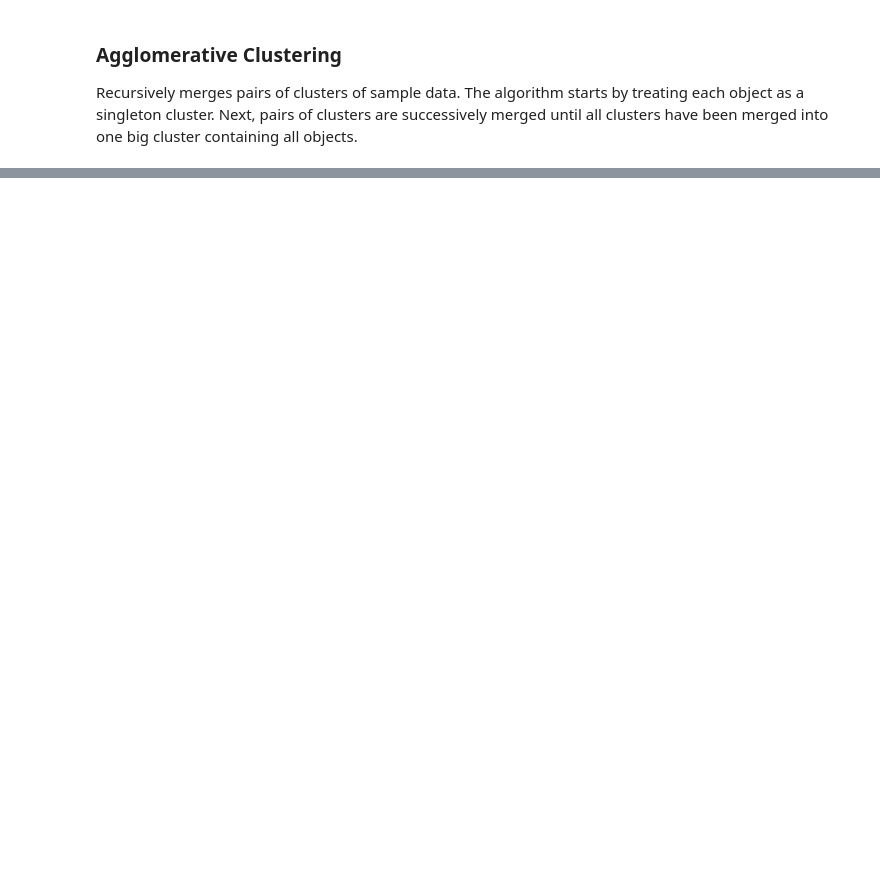
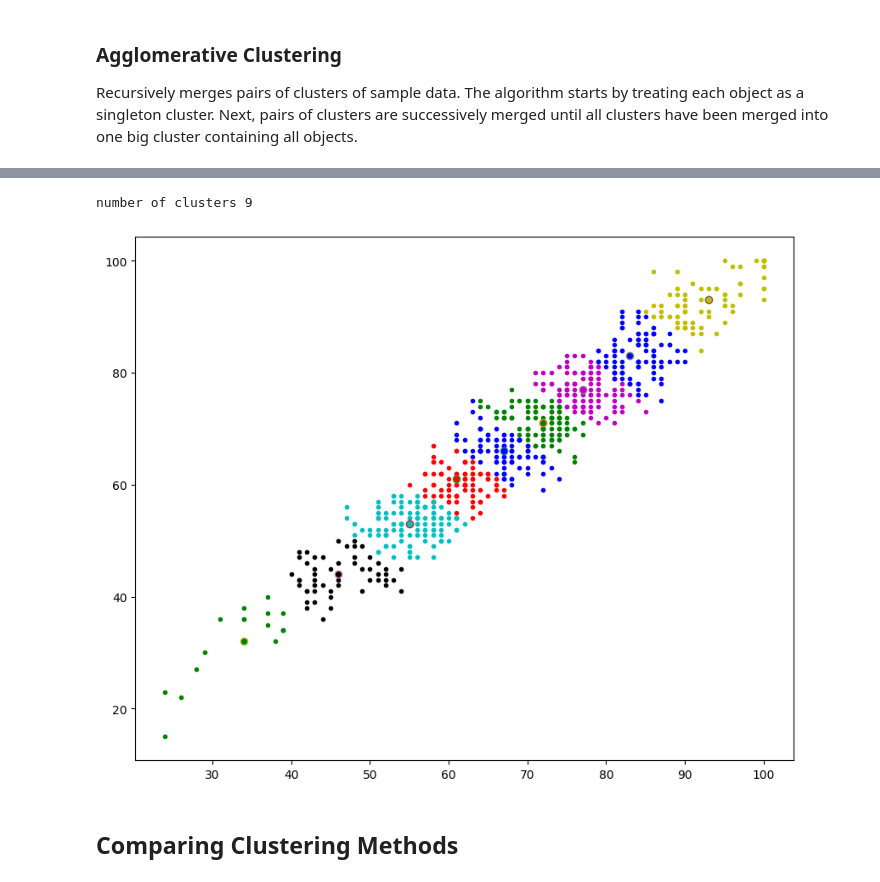
Before and after one commit to lascha212/F21DL, a Jupyter notebook: labs.ipynb, the cells around one changed output, grey strips where cells are left out. Drawn from its saved outputs; the diff is of its cells as text; code cells hidden in the pictures; blank space fills up the shorter version.

```diff
--- a/labs.ipynb
+++ b/labs.ipynb
@@ -756,0 +828,32 @@ plot_dendrogram(ac, truncate_mode='level', p=3)
+# %%
+from sklearn.cluster import AffinityPropagation
+# Adjusting the preference value will adjust the number of clusters produced (-7760 gives 5 clusters while -1000 gives 10 clusters) - not anymore?
+ap = AffinityPropagation(damping=0.9, preference= -1000, random_state=0)
+ap.fit(X_train_reading_writing)
+
+
+cluster_indices = ap.cluster_centers_indices_
+no_clusters_ap = len(ap.cluster_centers_indices_)
+
+def plotAP(plt=plt):
+    colours = cycle("bgrcmykbgrcmykbgrcmykbgrcmyk")
+
+    for k, col in zip(range(no_clusters_ap), colours):
+        class_members = ap.labels_ == k
+
+        cluster_center = X_train_reading_writing[cluster_indices[k]]
+        xy = X_train_reading_writing[class_members]
+        plt.plot(xy[:, 0], xy[:, 1], col + ".")
+        plt.plot(cluster_center[0], cluster_center[1], "o", markerfacecolor=col, markersize=6)
+
+        # Draws lines between cluster centers and each surrounding data point
+        # for x in X_train_reading_writing[class_members]:
+        #     plt.plot([cluster_center[0], x[0]], [cluster_center[1], x[1]], col)
+plt.figure(figsize=(10,8))
+print("number of clusters %d" % no_clusters_ap)
+plotAP()
+# %% [output]
+number of clusters 9
+[figure, added]
+# %% [markdown]
+## Comparing Clustering Methods
```
Also changed, not shown: parts of 27 cells of this notebook.
